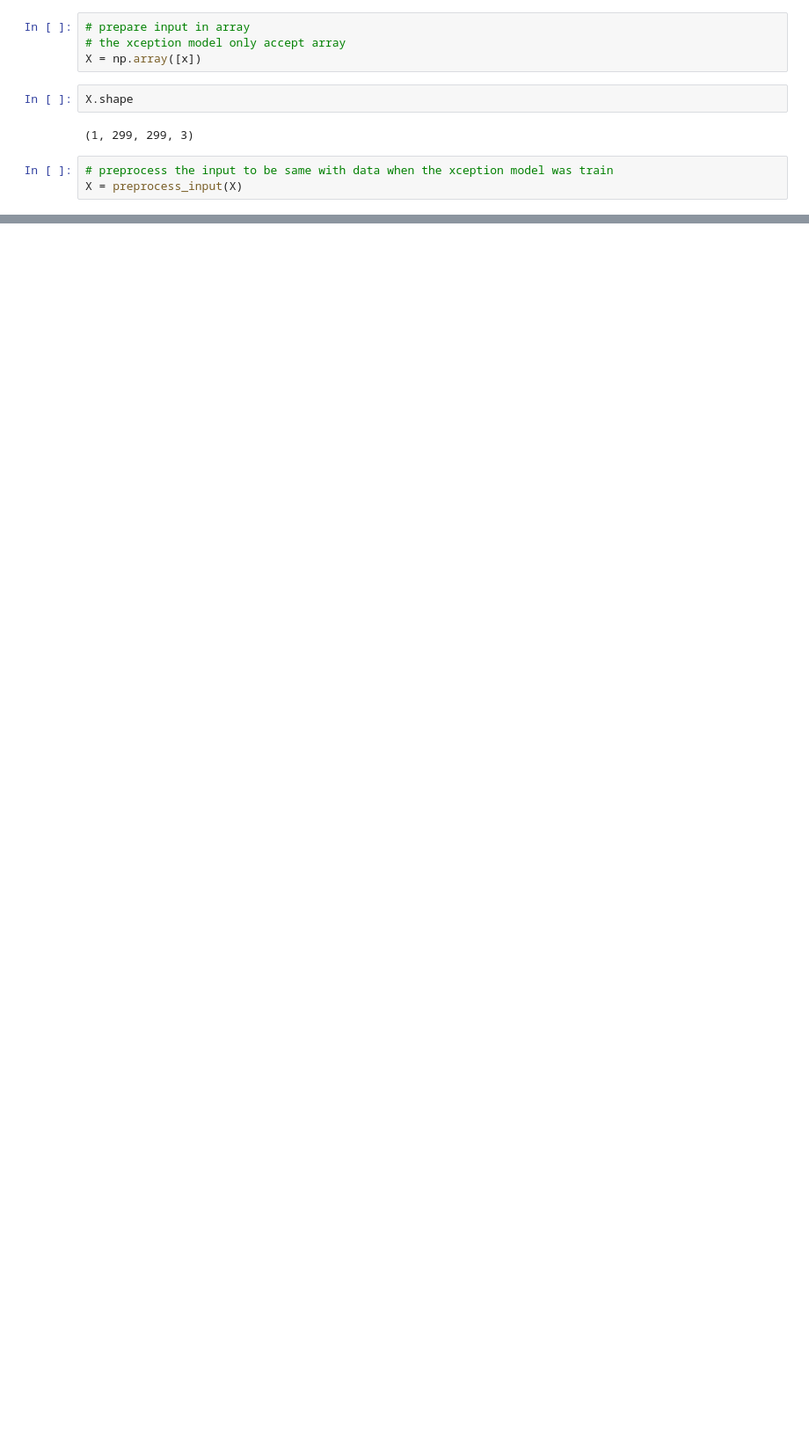
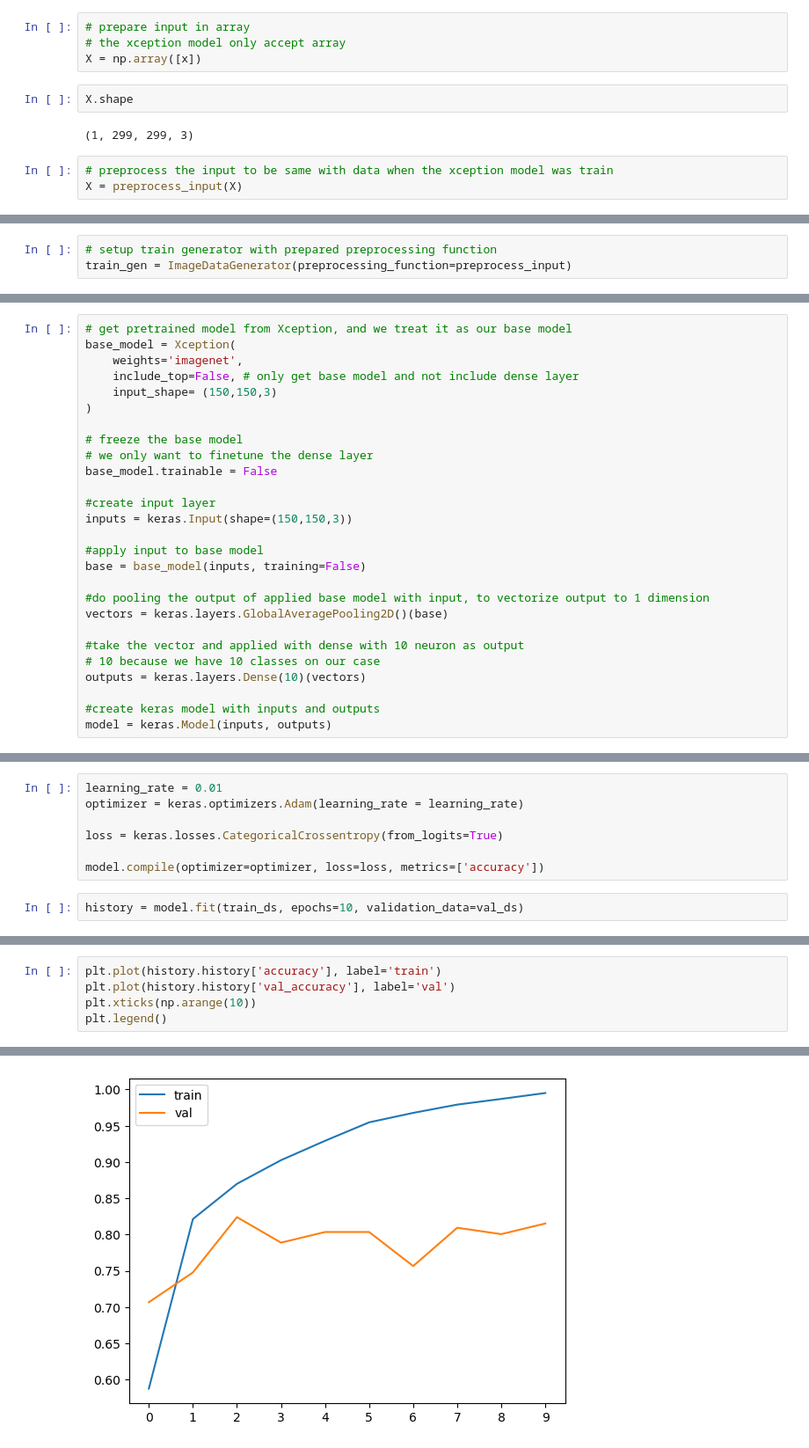
Before and after one commit to ryanpram/ml_zoomcamp, a Jupyter notebook: week8/deep_learning.ipynb, the cells around one changed output, grey strips where cells are left out. Shown at 88% size. Saved outputs shown, nothing was run; the diff lists cells and outputs as text; blank space fills up the shorter version.

Commit message:
learn until 8.7

```diff
--- a/week8/deep_learning.ipynb
+++ b/week8/deep_learning.ipynb
@@ -87,0 +118,3 @@ Downloading data from https://storage.googleapis.com/download.tensorflow.org/dat
+# %%
+# setup train generator with prepared preprocessing function
+train_gen = ImageDataGenerator(preprocessing_function=preprocess_input)
@@ -87,0 +158,27 @@ Downloading data from https://storage.googleapis.com/download.tensorflow.org/dat
+# %%
+# get pretrained model from Xception, and we treat it as our base model
+base_model = Xception(
+    weights='imagenet',
+    include_top=False, # only get base model and not include dense layer
+    input_shape= (150,150,3)
+)
+
+# freeze the base model
+# we only want to finetune the dense layer
+base_model.trainable = False
+
+#create input layer
+inputs = keras.Input(shape=(150,150,3))
+
+#apply input to base model
+base = base_model(inputs, training=False)
+
+#do pooling the output of applied base model with input, to vectorize output to 1 dimension
+vectors = keras.layers.GlobalAveragePooling2D()(base)
+
+#take the vector and applied with dense with 10 neuron as output
+# 10 because we have 10 classes on our case
+outputs = keras.layers.Dense(10)(vectors)
+
+#create keras model with inputs and outputs
+model = keras.Model(inputs, outputs)
@@ -87,0 +201,9 @@ Downloading data from https://storage.googleapis.com/download.tensorflow.org/dat
+# %%
+learning_rate = 0.01
+optimizer = keras.optimizers.Adam(learning_rate = learning_rate)
+
+loss = keras.losses.CategoricalCrossentropy(from_logits=True)
+
+model.compile(optimizer=optimizer, loss=loss, metrics=['accuracy'])
+# %%
+history = model.fit(train_ds, epochs=10, validation_data=val_ds)
@@ -87,0 +231,6 @@ Downloading data from https://storage.googleapis.com/download.tensorflow.org/dat
+# %%
+plt.plot(history.history['accuracy'], label='train')
+plt.plot(history.history['val_accuracy'], label='val')
+plt.xticks(np.arange(10))
+plt.legend()
+# %% [output]
@@ -87,0 +238 @@ Downloading data from https://storage.googleapis.com/download.tensorflow.org/dat
+[figure, added]
```
Also changed, not shown: parts of 25 cells of this notebook.
